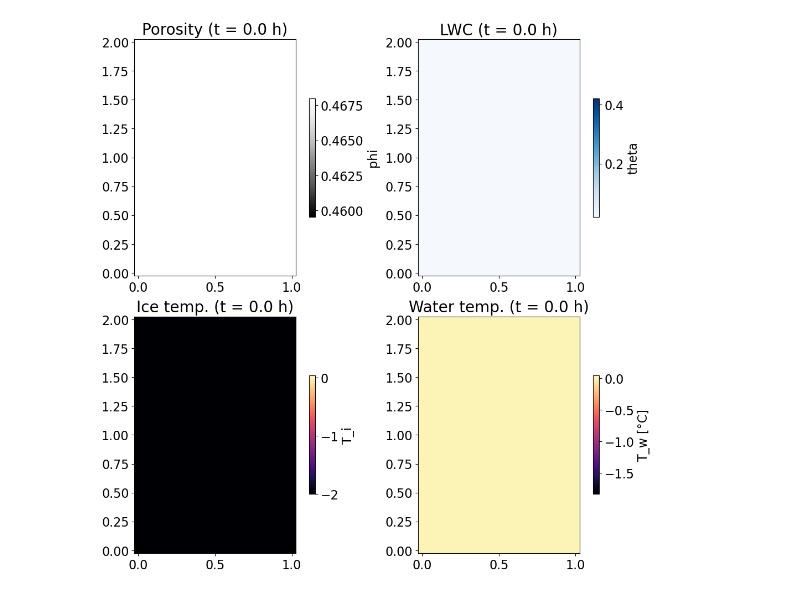
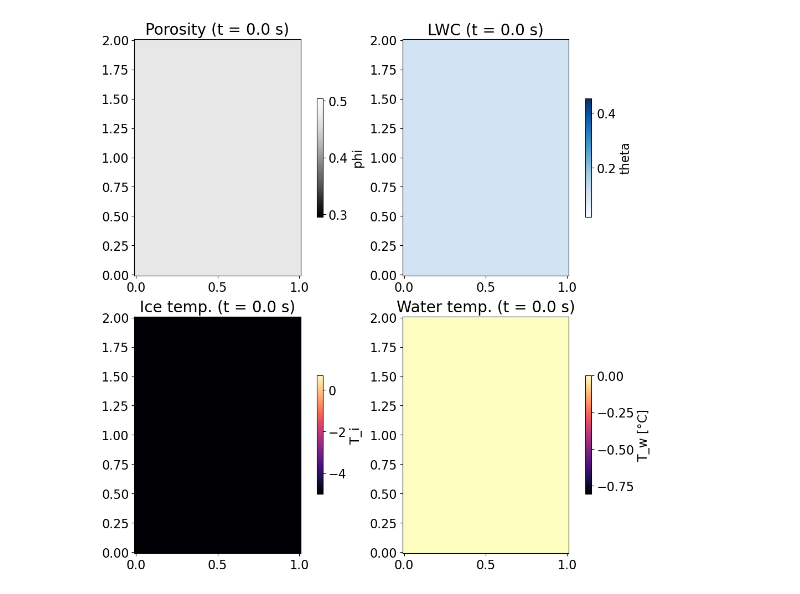
Before and after one commit to lannika-ut/Masterarbeit, a Jupyter notebook: animate_solution.ipynb, the cells around one changed output. Saved outputs shown, nothing was run; the diff lists cells and outputs as text; code cells hidden in the pictures.

```diff
--- a/animate_solution.ipynb
+++ b/animate_solution.ipynb
@@ -9,7 +9,7 @@ from dolfinx.fem import functionspace, Function
 import pickle
 from dolfinx import mesh
 # %%
-filename = "Test2_Camilla_myparams"
+filename = "Test2_Camilla_adaptedthetar_myparams"
 with open("./solutions/"+filename+".pkl", "rb") as f:
     data_Annika = pickle.load(f)
 
@@ -113,35 +113,35 @@ def update(frame):
     time = data_Annika["times"][t_obs]
     if layered:
         theta_tot = p.theta_r.value + (0.9*porosity - p.theta_r.value)*Se(h_c, alpha_eval, N_eval)
     else:
         theta_tot = p.theta_r.value + (0.9*porosity - p.theta_r.value)*Se(h_c, p.alpha.value, p.N.value)
 
     pmsh1.set_array(porosity.ravel())
     pmsh2.set_array(theta_tot.ravel())
     pmsh3.set_array(Ti.ravel())
     pmsh4.set_array(Tw.ravel())
 
-    ax[0, 0].set_title(f"Porosity (t = {time/3600:.1f} h)", fontsize=20)
-    ax[0, 1].set_title(f"LWC (t = {time/3600:.1f} h)", fontsize=20)
-    ax[1, 0].set_title(f"Ice temp. (t = {time/3600:.1f} h)", fontsize=20)
-    ax[1, 1].set_title(f"Water temp. (t = {time/3600:.1f} h)", fontsize=20)
+    ax[0, 0].set_title(f"Porosity (t = {time:.1f} s)", fontsize=20)
+    ax[0, 1].set_title(f"LWC (t = {time:.1f} s)", fontsize=20)
+    ax[1, 0].set_title(f"Ice temp. (t = {time:.1f} s)", fontsize=20)
+    ax[1, 1].set_title(f"Water temp. (t = {time:.1f} s)", fontsize=20)
 
     return pmsh1, pmsh2, pmsh3, pmsh4
 
 
 # Create animation
 num_frames = len(data_Annika["T_w"])  # or your max time index
 fps = 3
 ani = animation.FuncAnimation(
     fig,
     update,
     frames=num_frames,
     interval=1000/fps,  # ms between frames
     blit=False,
     repeat=True
 )
 
 # Save animation
 ani.save("./animations/"+ filename + ".mp4", writer="ffmpeg", fps=fps)
 # %% [output]
-[figure, old version]
+[figure, new version]
```
Also changed, not shown: parts of 1 cell of this notebook, 6 other files.
